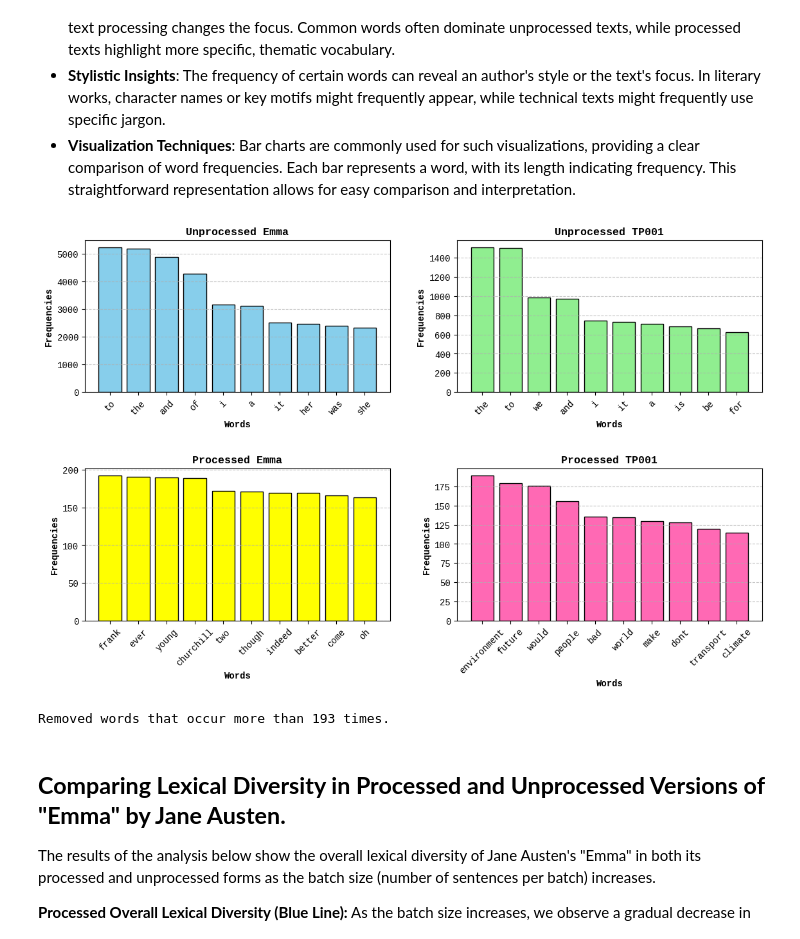
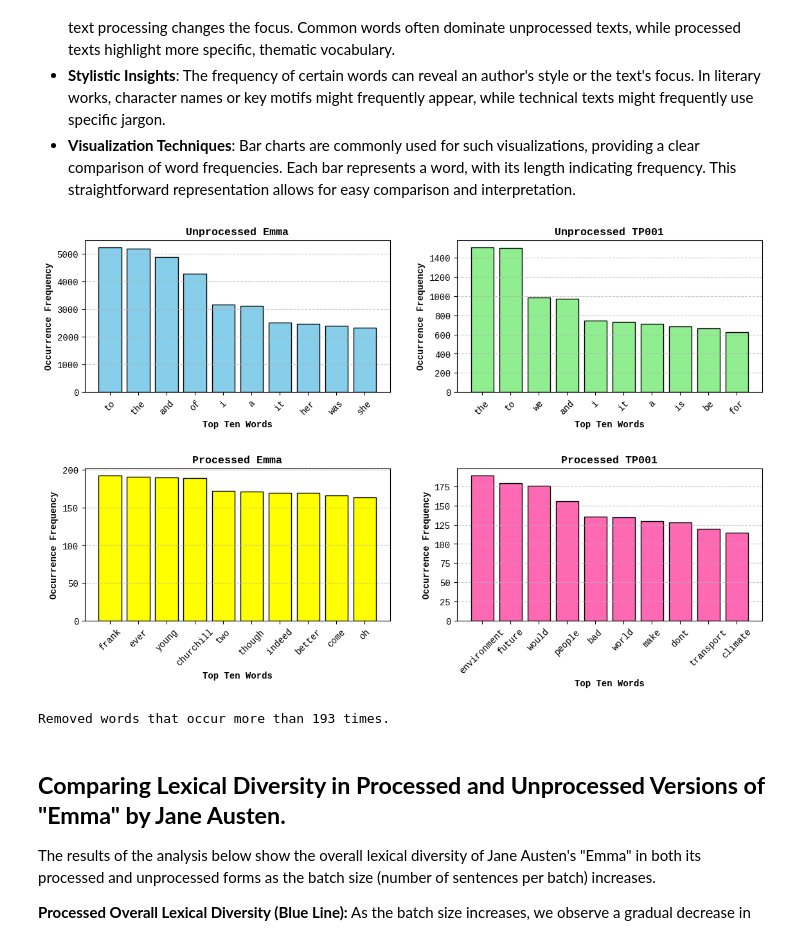
Before and after one commit to R-802/LING-226-Assignments, a Jupyter notebook: Assignment_One.ipynb, the cells around one changed output. Cells and saved outputs as stored; diff of their text form; code cells hidden in the pictures.

```diff
--- a/Assignment_One.ipynb
+++ b/Assignment_One.ipynb
@@ -398,8 +398,8 @@ label_font = FontProperties(family='Liberation Mono', size=10)
 # Original Emma
 axes[0, 0].bar(emma_top_ten_words, emma_frequencies, color='skyblue', edgecolor='black')
 axes[0, 0].set_title('Unprocessed Emma', fontproperties=bold_font)
-axes[0, 0].set_xlabel('Words', fontproperties=small_bold_font)
-axes[0, 0].set_ylabel('Frequencies', fontproperties=small_bold_font)
+axes[0, 0].set_xlabel('Top Ten Words', fontproperties=small_bold_font)
+axes[0, 0].set_ylabel('Occurrence Frequency', fontproperties=small_bold_font)
 axes[0, 0].tick_params(axis='x', rotation=45, labelsize=10)
 axes[0, 0].grid(axis='y', linestyle='--', alpha=0.7)
 for label in axes[0, 0].get_xticklabels() + axes[0, 0].get_yticklabels():
@@ -407,40 +407,40 @@ for label in axes[0, 0].get_xticklabels() + axes[0, 0].get_yticklabels():
 
 # Original TP001
 axes[0, 1].bar(tp001_top_ten_words, tp001_frequencies, color='lightgreen', edgecolor='black')
 axes[0, 1].set_title('Unprocessed TP001', fontproperties=bold_font)
-axes[0, 1].set_xlabel('Words', fontproperties=small_bold_font)
-axes[0, 1].set_ylabel('Frequencies', fontproperties=small_bold_font)
+axes[0, 1].set_xlabel('Top Ten Words', fontproperties=small_bold_font)
+axes[0, 1].set_ylabel('Occurrence Frequency', fontproperties=small_bold_font)
 axes[0, 1].tick_params(axis='x', rotation=45, labelsize=10)
 axes[0, 1].grid(axis='y', linestyle='--', alpha=0.7)
 for label in axes[0, 1].get_xticklabels() + axes[0, 1].get_yticklabels():
     label.set_fontproperties(label_font)
 
 # Preprocessed Emma
 axes[1, 0].bar(preprocessed_emma_top_ten, preprocessed_emma_freq, color='yellow', edgecolor='black')
 axes[1, 0].set_title('Processed Emma', fontproperties=bold_font)
-axes[1, 0].set_xlabel('Words', fontproperties=small_bold_font)
-axes[1, 0].set_ylabel('Frequencies', fontproperties=small_bold_font)
+axes[1, 0].set_xlabel('Top Ten Words', fontproperties=small_bold_font)
+axes[1, 0].set_ylabel('Occurrence Frequency', fontproperties=small_bold_font)
 axes[1, 0].tick_params(axis='x', rotation=45, labelsize=10)
 axes[1, 0].grid(axis='y', linestyle='--', alpha=0.7)
 for label in axes[1, 0].get_xticklabels() + axes[1, 0].get_yticklabels():
     label.set_fontproperties(label_font)
 
 # Preprocessed TP001
 axes[1, 1].bar(preprocessed_tp001_top_ten, preprocessed_tp001_freq, color='hotpink', edgecolor='black')
 axes[1, 1].set_title('Processed TP001', fontproperties=bold_font)
-axes[1, 1].set_xlabel('Words', fontproperties=small_bold_font)
-axes[1, 1].set_ylabel('Frequencies', fontproperties=small_bold_font)
+axes[1, 1].set_xlabel('Top Ten Words', fontproperties=small_bold_font)
+axes[1, 1].set_ylabel('Occurrence Frequency', fontproperties=small_bold_font)
 axes[1, 1].tick_params(axis='x', rotation=45, labelsize=10)
 axes[1, 1].grid(axis='y', linestyle='--', alpha=0.7)
 for label in axes[1, 1].get_xticklabels() + axes[1, 1].get_yticklabels():
     label.set_fontproperties(label_font)
 
 # Show the plots
 plt.tight_layout(pad=3)
 plt.show()
 print(f"\nRemoved words that occur more than {random_frequency} times.")
 # %% [output]
-[figure, old version]
+[figure, new version]
 Removed words that occur more than 193 times.
 # %% [markdown]
 ## **Comparing Lexical Diversity in Processed and Unprocessed Versions of "Emma" by Jane Austen.**
```
